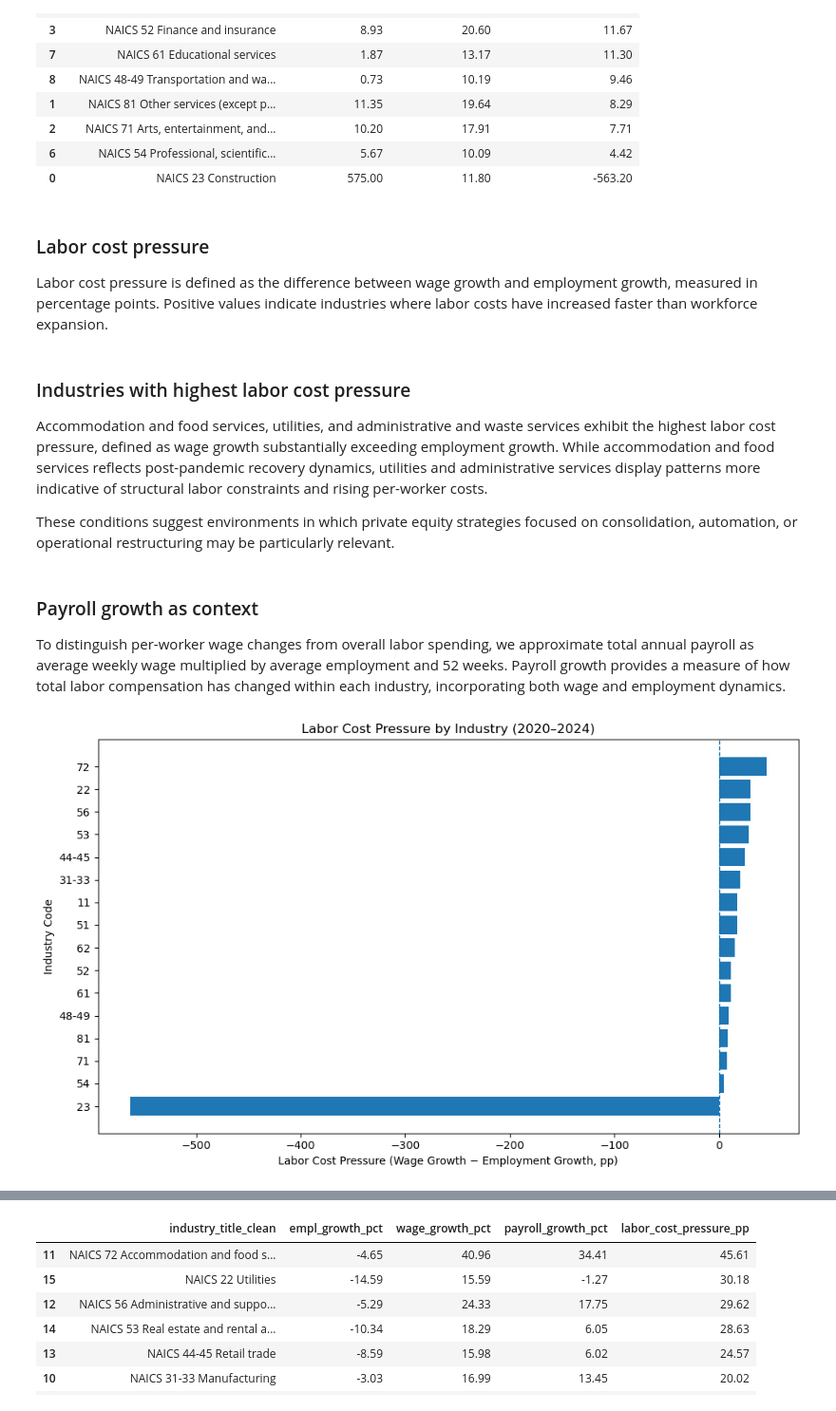
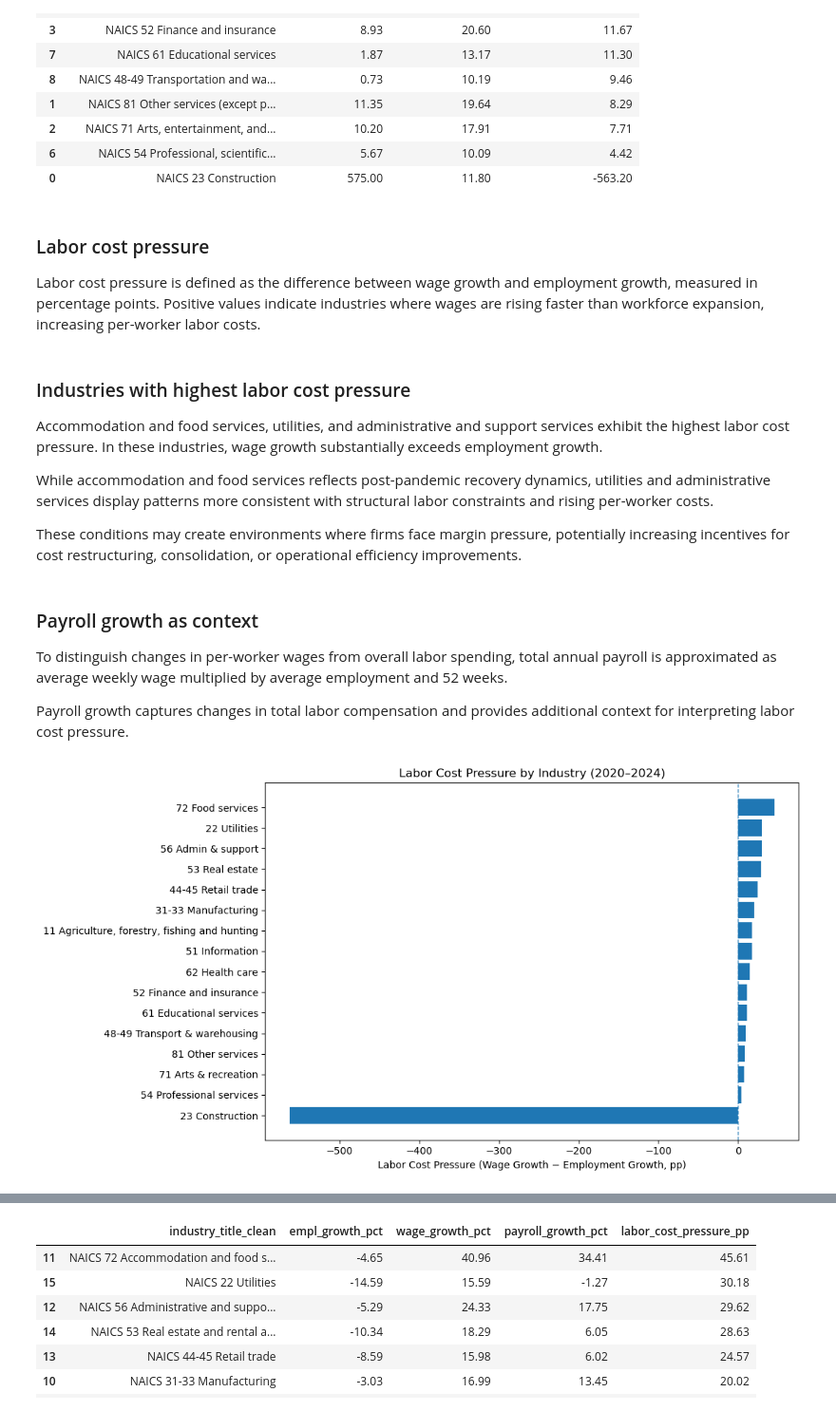
Before and after one commit to brockjohnson138/pe-industry-labor-analysis, a Jupyter notebook: notebooks/01_labor_cost_pressure_analysis.ipynb, the cells around one changed output, grey strips where cells are left out. Shown at 95% size. Cells and saved outputs as stored; diff of their text form; code cells hidden in the pictures.

```diff
--- a/notebooks/01_labor_cost_pressure_analysis.ipynb
+++ b/notebooks/01_labor_cost_pressure_analysis.ipynb
@@ -967,30 +897,21 @@ cost_pressure[
 # %% [markdown]
 ### Labor cost pressure
 
-Labor cost pressure is defined as the difference between wage growth and
-employment growth, measured in percentage points. Positive values indicate
-industries where labor costs have increased faster than workforce expansion.
+Labor cost pressure is defined as the difference between wage growth and employment growth, measured in percentage points. Positive values indicate industries where wages are rising faster than workforce expansion, increasing per-worker labor costs.
 # %% [markdown]
 ### Industries with highest labor cost pressure
 
-Accommodation and food services, utilities, and administrative and waste
-services exhibit the highest labor cost pressure, defined as wage growth
-substantially exceeding employment growth. While accommodation and food
-services reflects post-pandemic recovery dynamics, utilities and
-administrative services display patterns more indicative of structural
-labor constraints and rising per-worker costs.
+Accommodation and food services, utilities, and administrative and support services exhibit the highest labor cost pressure. In these industries, wage growth substantially exceeds employment growth.
 
-These conditions suggest environments in which private equity strategies
-focused on consolidation, automation, or operational restructuring may be
-particularly relevant.
+While accommodation and food services reflects post-pandemic recovery dynamics, utilities and administrative services display patterns more consistent with structural labor constraints and rising per-worker costs.
+
+These conditions may create environments where firms face margin pressure, potentially increasing incentives for cost restructuring, consolidation, or operational efficiency improvements.
 # %% [markdown]
 ### Payroll growth as context
 
-To distinguish per-worker wage changes from overall labor spending,
-we approximate total annual payroll as average weekly wage multiplied
-by average employment and 52 weeks. Payroll growth provides a measure
-of how total labor compensation has changed within each industry,
-incorporating both wage and employment dynamics.
+To distinguish changes in per-worker wages from overall labor spending, total annual payroll is approximated as average weekly wage multiplied by average employment and 52 weeks.
+
+Payroll growth captures changes in total labor compensation and provides additional context for interpreting labor cost pressure.
 # %%
 # Compute payroll growth between 2020 and 2024
 payroll_growth = (
@@ -1017,36 +938,51 @@ growth_plus["labor_cost_pressure_pp"] = (
     growth_plus["wage_growth_pct"] - growth_plus["empl_growth_pct"]
 ).round(2)
 # %%
-import matplotlib.pyplot as plt
-import pandas as pd
-
-# Ensure the labor cost pressure column exists
-if "labor_cost_pressure_pp" not in growth_plus.columns:
-    growth_plus["labor_cost_pressure_pp"] = (
-        growth_plus["wage_growth_pct"] - growth_plus["empl_growth_pct"]
-    ).round(2)
 
 # Sort by labor cost pressure
-plot_df = growth_plus.sort_values("labor_cost_pressure_pp", ascending=False)
+plot_df = growth_plus.sort_values("labor_cost_pressure_pp", ascending=False).copy()
 
-plt.figure(figsize=(10, 6))
+# Create shortened, presentation-friendly labels
+plot_df["industry_short"] = (
+    plot_df["industry_title_clean"]
+    .str.replace("NAICS ", "")
+    .str.replace("Administrative and support and waste management and remediation services", "Admin & support")
+    .str.replace("Accommodation and food services", "Food services")
+    .str.replace("Health care and social assistance", "Health care")
+    .str.replace("Real estate and rental and leasing", "Real estate")
+    .str.replace("Professional, scientific, and technical services", "Professional services")
+    .str.replace("Transportation and warehousing", "Transport & warehousing")
+    .str.replace("Arts, entertainment, and recreation", "Arts & recreation")
+    .str.replace("Other services \\(except public administration\\)", "Other services", regex=True)
+)
 
-bars = plt.barh(
-    plot_df["industry_code"],
+# Create figure
+plt.figure(figsize=(11, 6))
+
+# Plot bars
+plt.barh(
+    plot_df["industry_short"],
     plot_df["labor_cost_pressure_pp"]
 )
 
+# Reference line at zero
 plt.axvline(0, linestyle="--", linewidth=1)
 
+# Titles and labels
 plt.title("Labor Cost Pressure by Industry (2020–2024)")
 plt.xlabel("Labor Cost Pressure (Wage Growth − Employment Growth, pp)")
-plt.ylabel("Industry Code")
+plt.ylabel("")
 
-plt.gca().invert_yaxis()  # highest pressure on top
+# Highest values at top
+plt.gca().invert_yaxis()
+
+# Layout + save
 plt.tight_layout()
+plt.savefig("../figures/labor_cost_pressure.png", dpi=300, bbox_inches="tight")
+
 plt.show()
 # %% [output]
-[figure, old version]
+[figure, new version]
 # %% [markdown]
 Interpretation: Labor Cost Pressure (2020–2024)
 
```
Also changed, not shown: parts of 39 cells of this notebook, 3 other files.
